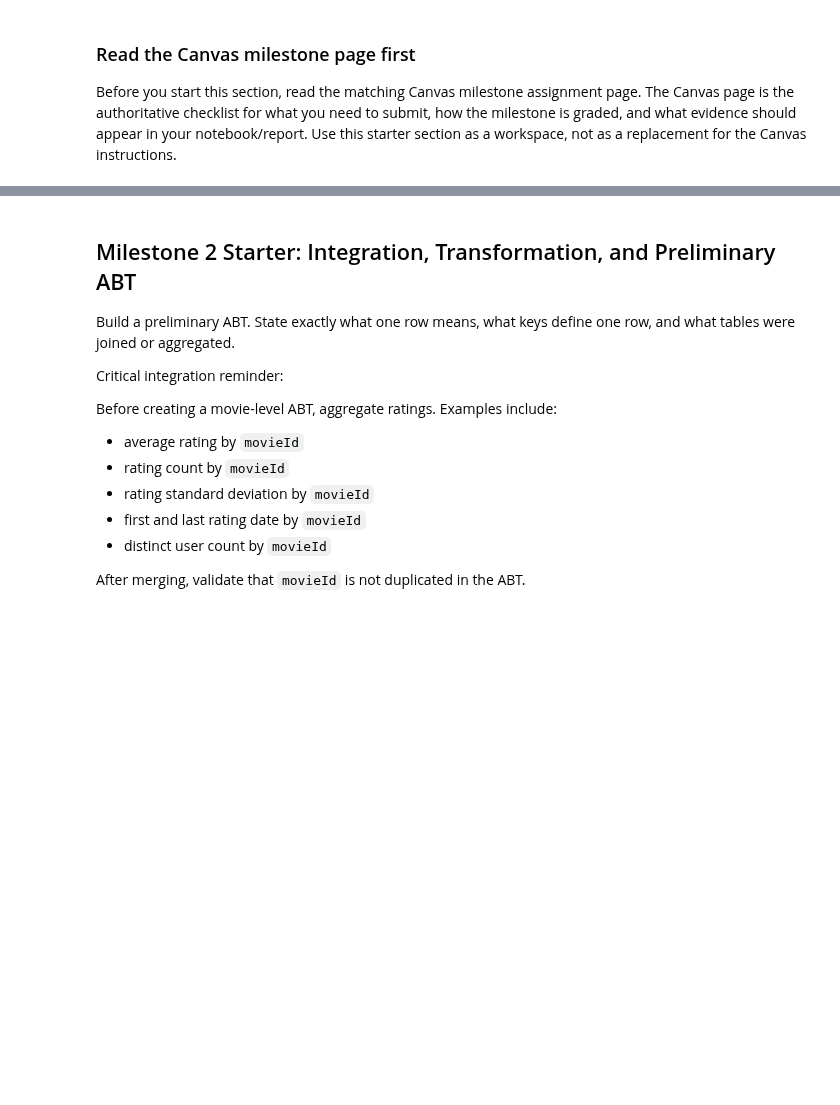
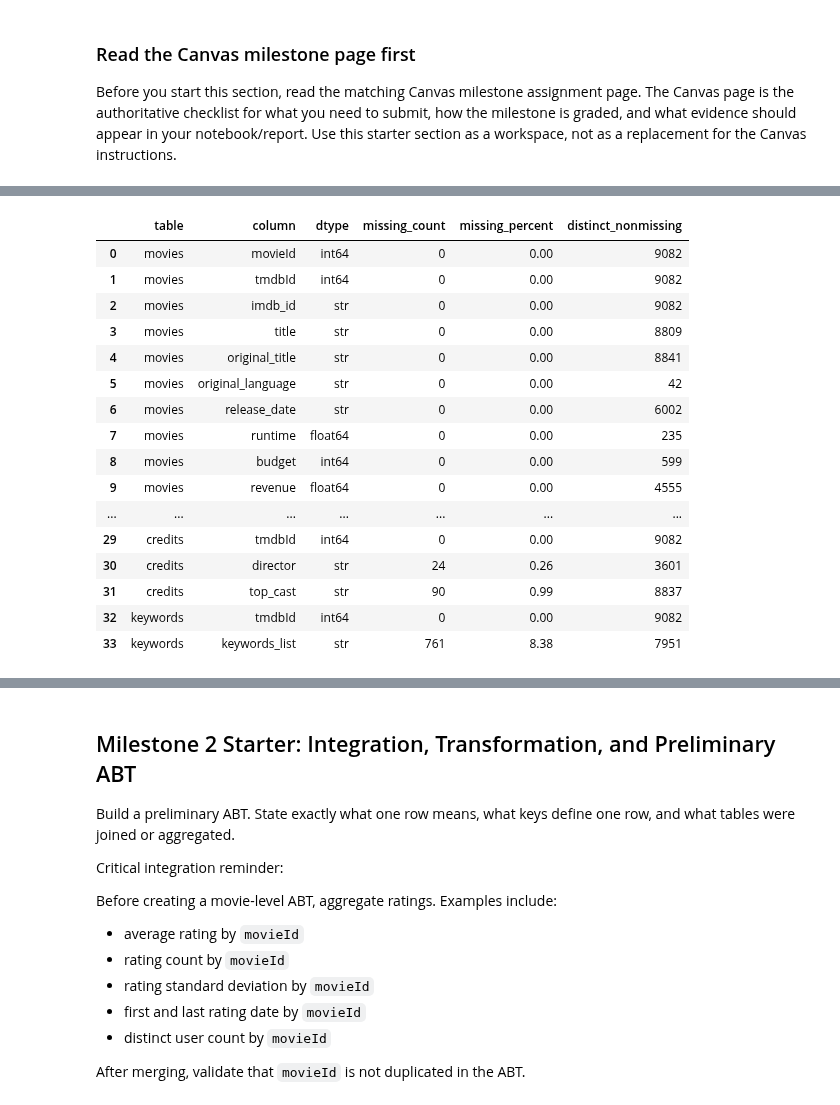
Before and after one commit to DYarritu11/BAN6003-MOVIES-PROJECT-DANIELYARRITU, a Jupyter notebook: notebooks/movies_project_starter.ipynb, the cells around one changed output, grey strips where cells are left out. Saved outputs shown, nothing was run; the diff lists cells and outputs as text; code cells hidden in the pictures; blank space fills up the shorter version.

```diff
--- a/notebooks/movies_project_starter.ipynb
+++ b/notebooks/movies_project_starter.ipynb
@@ -162,4 +190,31 @@ Use this cell to draft the narrative required by the Canvas Milestone 1 page.
 # %%
-# Milestone 1 code workspace
-# Add your additional profiling checks here.
-# Examples: missingness by important columns, duplicate key checks, suspicious value checks.
+# Full column-level profile (before cleaning)
+column_profile = pd.concat([
+    pd.DataFrame({
+        'table': name, 'column': df.columns,
+        'dtype': [str(t) for t in df.dtypes],
+        'missing_count': df.isna().sum().values,
+        'missing_percent': (100 * df.isna().mean()).round(2).values,
+        'distinct_nonmissing': df.nunique().values,
+    }) for name, df in tables.items()
+], ignore_index=True)
+display(column_profile)
+column_profile.to_csv(OUTPUT_DIR / 'milestone1_column_profile.csv', index=False)
+# %% [output]
+|  | table | column | dtype | missing_count | missing_percent | distinct_nonmissing |
+| 0 | movies | movieId | int64 | 0 | 0.00 | 9082 |
+| 1 | movies | tmdbId | int64 | 0 | 0.00 | 9082 |
+| 2 | movies | imdb_id | str | 0 | 0.00 | 9082 |
+| 3 | movies | title | str | 0 | 0.00 | 8809 |
+| 4 | movies | original_title | str | 0 | 0.00 | 8841 |
+| 5 | movies | original_language | str | 0 | 0.00 | 42 |
+| 6 | movies | release_date | str | 0 | 0.00 | 6002 |
+| 7 | movies | runtime | float64 | 0 | 0.00 | 235 |
+| 8 | movies | budget | int64 | 0 | 0.00 | 599 |
+| 9 | movies | revenue | float64 | 0 | 0.00 | 4555 |
+| ... | ... | ... | ... | ... | ... | ... |
+| 29 | credits | tmdbId | int64 | 0 | 0.00 | 9082 |
+| 30 | credits | director | str | 24 | 0.26 | 3601 |
+| 31 | credits | top_cast | str | 90 | 0.99 | 8837 |
+| 32 | keywords | tmdbId | int64 | 0 | 0.00 | 9082 |
+| 33 | keywords | keywords_list | str | 761 | 8.38 | 7951 |
```
Also changed, not shown: parts of 17 cells of this notebook, 6 other files.
